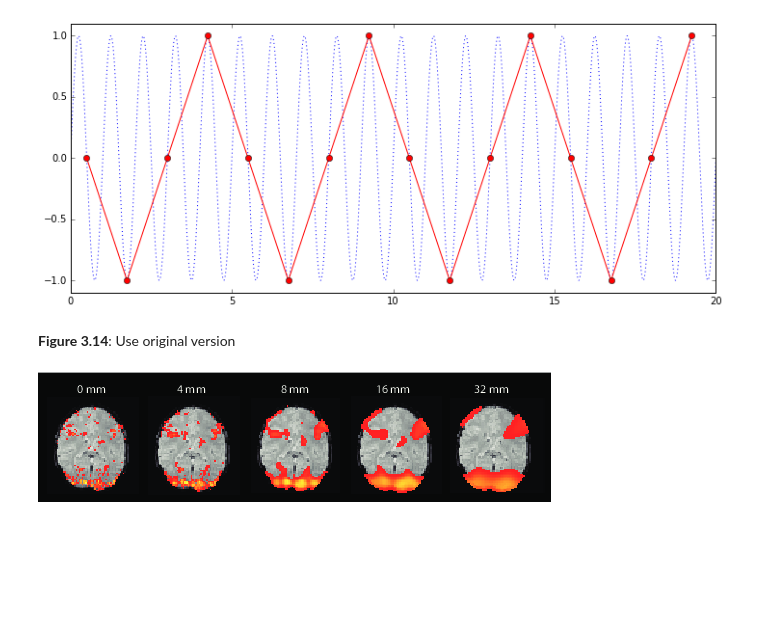
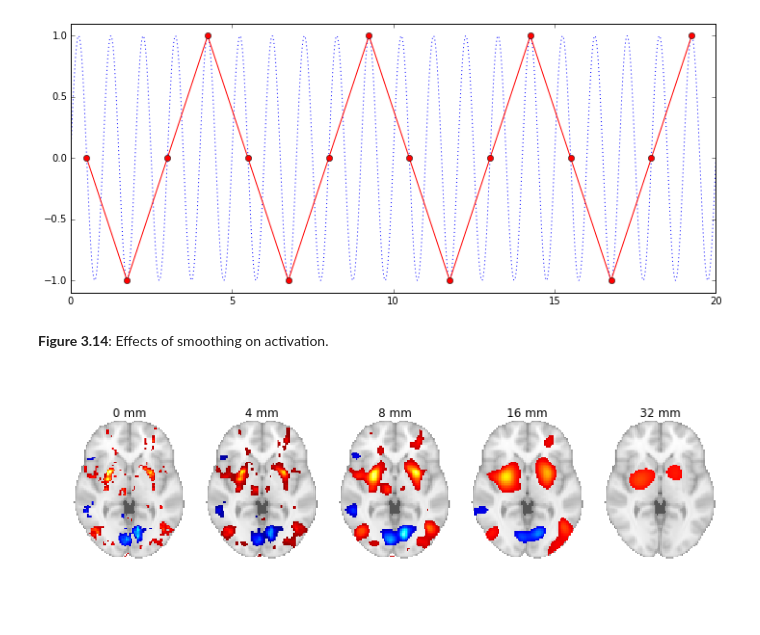
Before and after one commit to poldrack/fmri-handbook-2e-code, a Jupyter notebook: notebooks/Chapter3-Preprocessing/Chapter3-Preprocessing.ipynb, the cells around one changed output. Drawn from its saved outputs; the diff is of its cells as text; code cells hidden in the pictures; blank space fills up the shorter version.

```diff
--- a/notebooks/Chapter3-Preprocessing/Chapter3-Preprocessing.ipynb
+++ b/notebooks/Chapter3-Preprocessing/Chapter3-Preprocessing.ipynb
@@ -247,9 +267,5 @@ plt.savefig(os.path.join(figuredir,'Figure_3_13.svg'),format='svg',dpi=1200)
 (19999,)
 (19999,)
 [figure]
-# %% [markdown]
-__Figure 3.14__: Use original version
-# %%
-WImage(filename=os.path.join(orig_figuredir,'Figure_3_14.pdf'))
-# %% [output]
-[figure, removed]
+# %% [markdown]
+__Figure 3.14__: Effects of smoothing on activation.
@@ -255,0 +305,17 @@ WImage(filename=os.path.join(orig_figuredir,'Figure_3_14.pdf'))
+# %%
+ax={}
+fig=plt.figure(figsize=(12,4))
+ctr=0
+for smoothing in [0,4,8,16,32]:
+    ax[smoothing] = plt.subplot2grid((1,5), (0,ctr))
+    ctr+=1
+    infile=os.path.join(datadir,data['groupfunc'].replace('.nii','_smooth%d_tstat.nii'%smoothing))
+    nilearn.plotting.plot_stat_map(nibabel.load(infile),threshold=3,
+                                  display_mode='z',
+                                  cut_coords=[0],
+                                  colorbar=False,annotate=False,axes=ax[smoothing])
+    plt.title('%d mm'%smoothing)
+
+plt.savefig(os.path.join(figuredir,'Figure_3_14.svg'),format='svg',dpi=1200)
+# %% [output]
+[figure, added]
```
Also changed, not shown: parts of 7 cells of this notebook.
